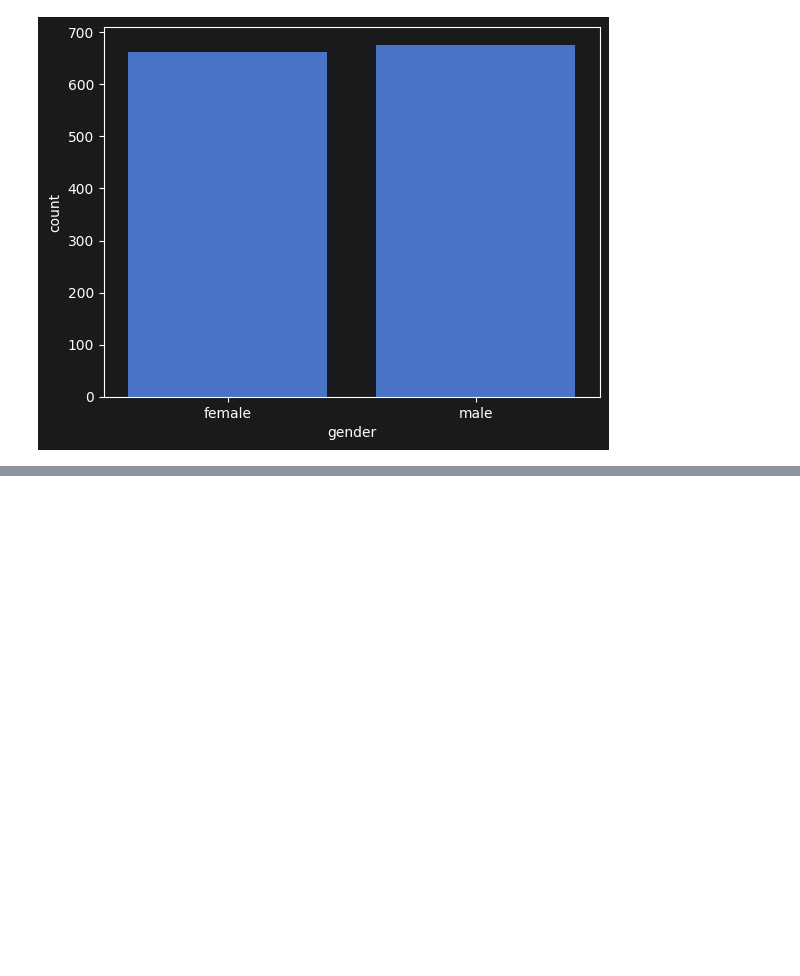
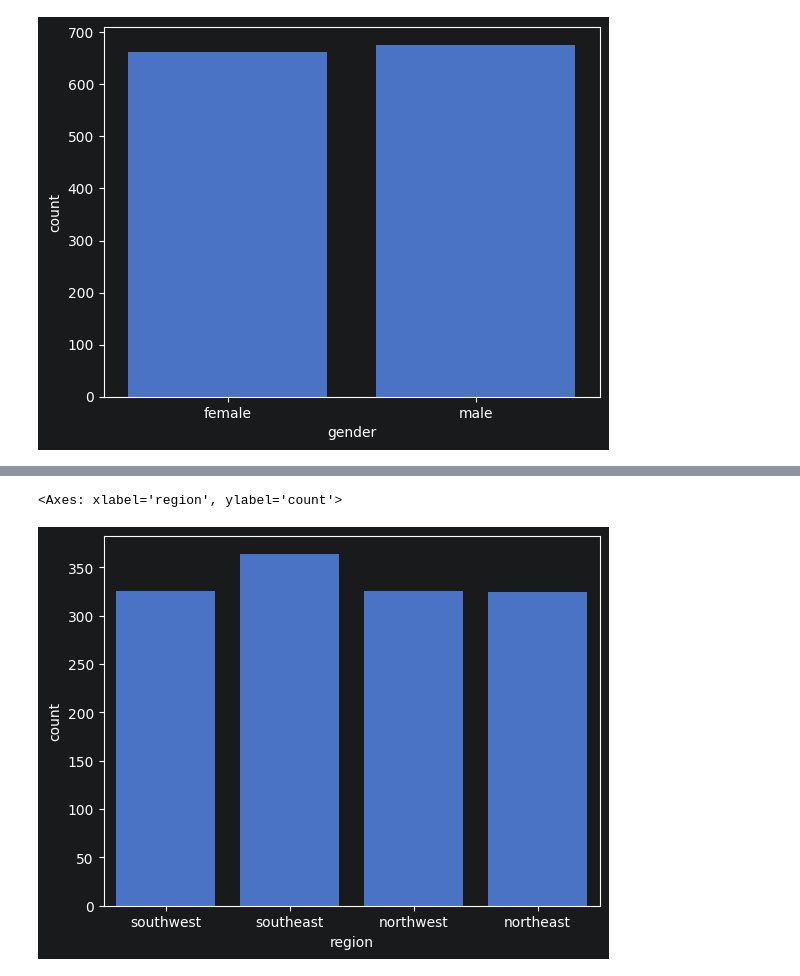
Before and after one commit to Zafar-Ashfak/Machine-Learning, a Jupyter notebook: eda.ipynb, the cells around one changed output, grey strips where cells are left out. Drawn from its saved outputs; the diff is of its cells as text; code cells hidden in the pictures; blank space fills up the shorter version.

```diff
--- a/eda.ipynb
+++ b/eda.ipynb
@@ -123,0 +129,5 @@ sb.countplot(x = df['gender'])
+# %%
+sb.countplot(x = df['region'])
+# %% [output]
+<Axes: xlabel='region', ylabel='count'>
+[figure, added]
```
Also changed, not shown: parts of 3 cells of this notebook.
